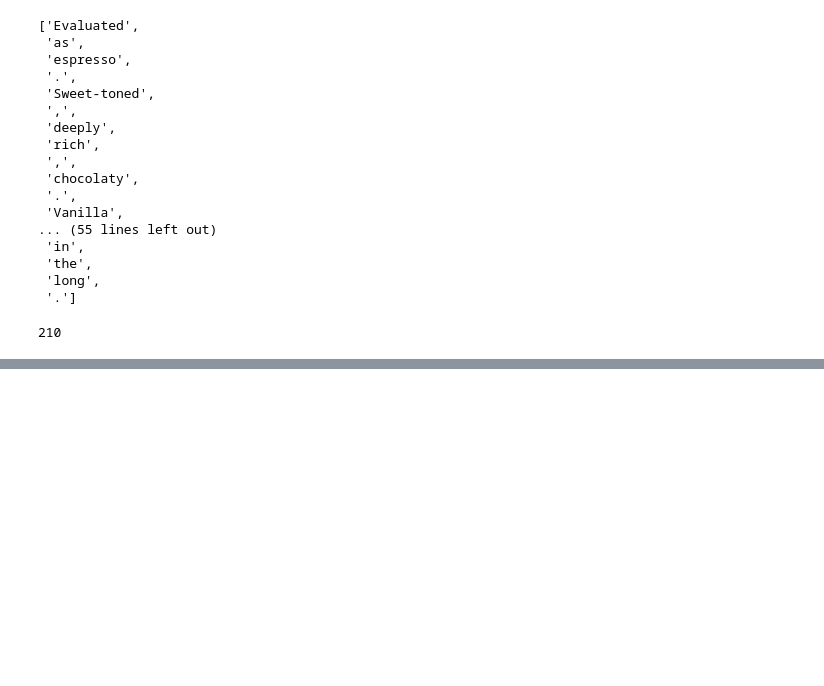
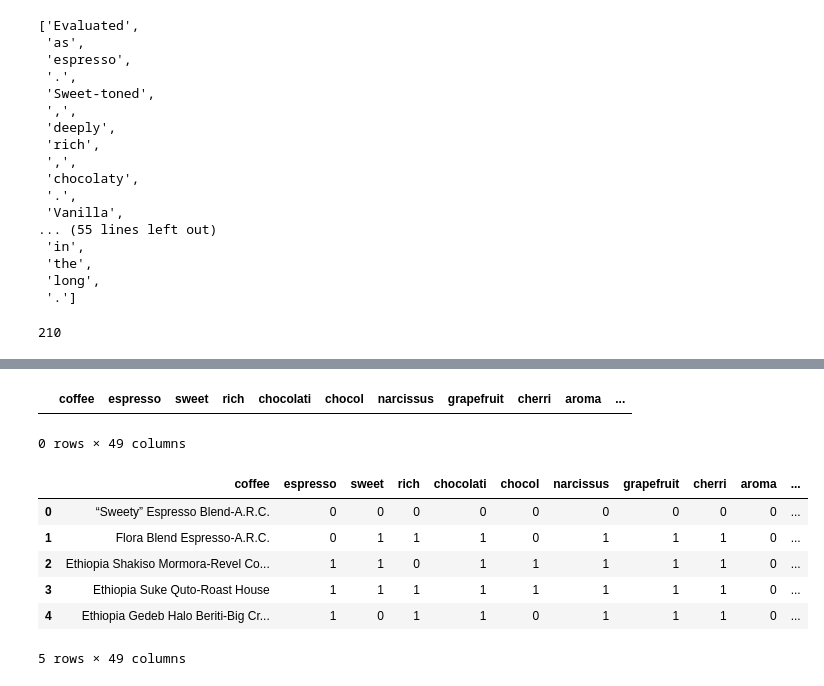
Before and after one commit to 1Intuition/Coffee-Surf, a Jupyter notebook: processing.ipynb, the cells around one changed output, grey strips where cells are left out. Drawn from its saved outputs; the diff is of its cells as text; code cells hidden in the pictures; blank space fills up the shorter version.

```diff
--- a/processing.ipynb
+++ b/processing.ipynb
@@ -214,0 +206,6 @@ df
+# %%
+all_characteristics = set([])
+for i in df["characteristics"]:
+    all_characteristics.update(i)
+
+all_characteristics
@@ -214,0 +268,6 @@ df
+# %%
+one_hot = pd.DataFrame(columns = ["coffee"] + list(count_dict.keys()))
+one_hot
+# %% [output]
+|  | coffee | espresso | sweet | rich | chocolati | chocol | narcissus | grapefruit | cherri | aroma | ... |
+0 rows × 49 columns
@@ -214,0 +279,11 @@ df
+# %%
+one_hot = pd.DataFrame(d)
+one_hot.head()
+# %% [output]
+|  | coffee | espresso | sweet | rich | chocolati | chocol | narcissus | grapefruit | cherri | aroma | ... |
+| 0 | “Sweety” Espresso Blend-A.R.C. | 0 | 0 | 0 | 0 | 0 | 0 | 0 | 0 | 0 | ... |
+| 1 | Flora Blend Espresso-A.R.C. | 0 | 1 | 1 | 1 | 0 | 1 | 1 | 1 | 0 | ... |
+| 2 | Ethiopia Shakiso Mormora-Revel Co... | 1 | 1 | 0 | 1 | 1 | 1 | 1 | 1 | 0 | ... |
+| 3 | Ethiopia Suke Quto-Roast House | 1 | 1 | 1 | 1 | 1 | 1 | 1 | 1 | 0 | ... |
+| 4 | Ethiopia Gedeb Halo Beriti-Big Cr... | 1 | 0 | 1 | 1 | 0 | 1 | 1 | 1 | 0 | ... |
+5 rows × 49 columns
```
Also changed, not shown: parts of 14 cells of this notebook.
